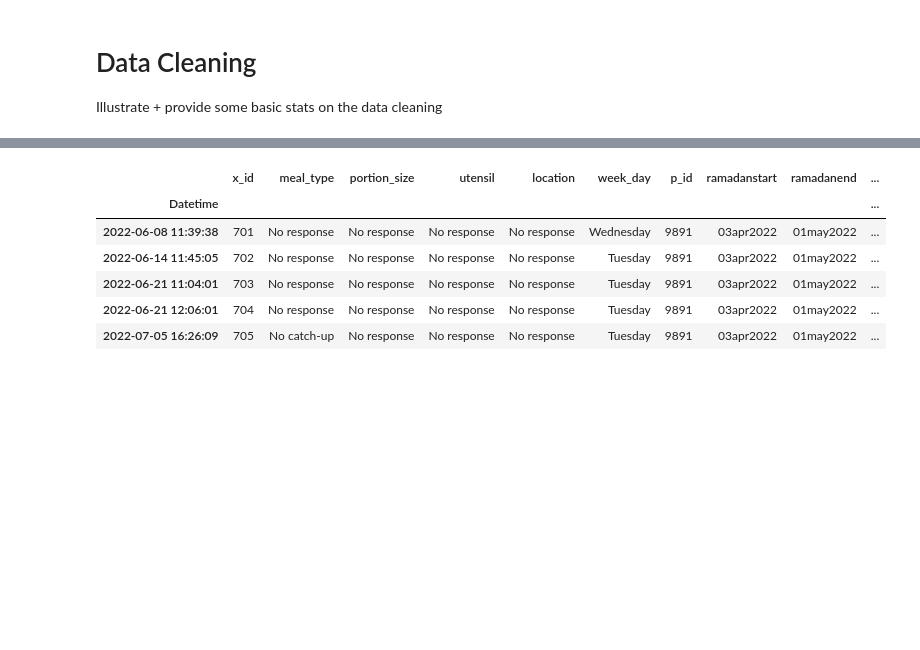
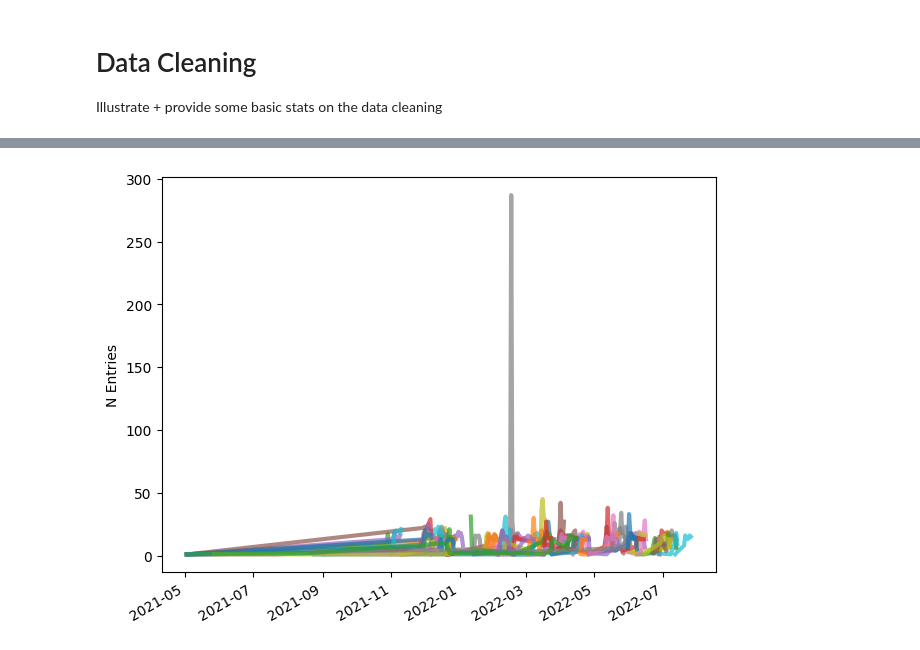
Before and after one commit to JGIBristol/seaco_smartwatch_paper, a Jupyter notebook: data_cleaning.ipynb, the cells around one changed output, grey strips where cells are left out. Cells and saved outputs as stored; diff of their text form; code cells hidden in the pictures; blank space fills up the shorter version.

```diff
--- a/data_cleaning.ipynb
+++ b/data_cleaning.ipynb
@@ -20,15 +42,37 @@ print(f"{len(raw_entries.p_id.unique())} unique participants; {len(raw_entries)}
 83 unique participants; 10539 total entries
-# %%
-"""
-Plot the number of entries per participant and the date
-
-"""
-raw_entries.head()
-# %% [output]
-|  | x_id | meal_type | portion_size | utensil | location | week_day | p_id | ramadanstart | ramadanend | ... |
-| Datetime |  |  |  |  |  |  |  |  |  | ... |
-| 2022-06-08 11:39:38 | 701 | No response | No response | No response | No response | Wednesday | 9891 | 03apr2022 | 01may2022 | ... |
-| 2022-06-14 11:45:05 | 702 | No response | No response | No response | No response | Tuesday | 9891 | 03apr2022 | 01may2022 | ... |
-| 2022-06-21 11:04:01 | 703 | No response | No response | No response | No response | Tuesday | 9891 | 03apr2022 | 01may2022 | ... |
-| 2022-06-21 12:06:01 | 704 | No response | No response | No response | No response | Tuesday | 9891 | 03apr2022 | 01may2022 | ... |
-| 2022-07-05 16:26:09 | 705 | No catch-up | No response | No response | No response | Tuesday | 9891 | 03apr2022 | 01may2022 | ... |
+# %%
+"""
+Plot the number of entries per participant and the date
+
+"""
+
+import matplotlib.pyplot as plt
+
+from tqdm import tqdm
+
+def plot(df, path):
+    fig, axis = plt.subplots()
+
+    # Plot the number of entries per participant per day
+    for _, group in tqdm(df.groupby("p_id")):
+        # Find the number of entries per day
+        dates = []
+        n = []
+
+        # Group by date
+        group["Date"] = group.index.date
+        for _, group2 in group.groupby("Date"):
+            dates.append(group2.index[0].date())
+            n.append(len(group2))
+
+        axis.plot(dates, n, linewidth=3, alpha=0.7, linestyle="-")
+
+    fig.autofmt_xdate()
+
+    axis.set_ylabel("N Entries")
+    fig.tight_layout()
+    fig.savefig(path)
+
+plot(raw_entries, f"{img_dir}/raw_entries_per_day.png")
+# %% [output]
+[figure, added]
```
Also changed, not shown: parts of 8 cells of this notebook, 2 other files.
